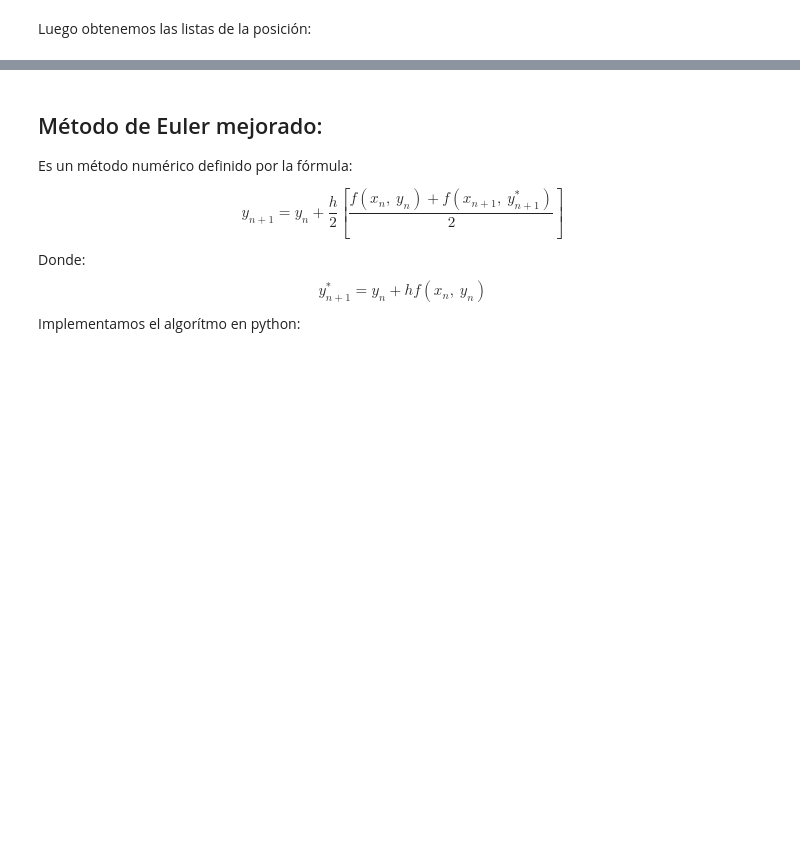
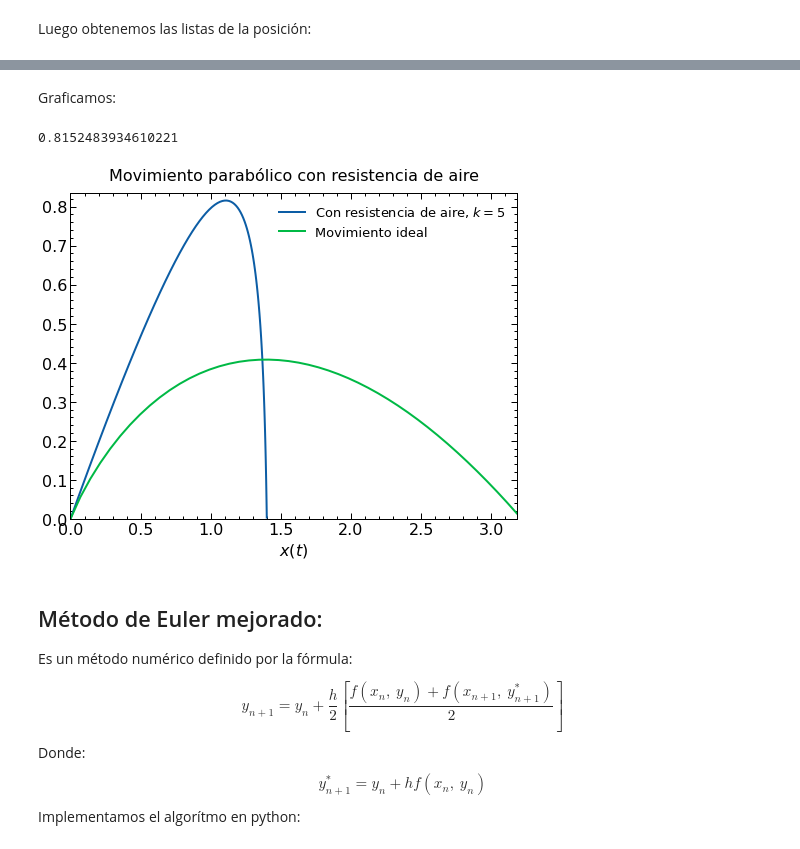
Before and after one commit to JherMik7/euler_Y_Euler_Mejorado, a Jupyter notebook: euler_y_euler_mejorado.ipynb, the cells around one changed output, grey strips where cells are left out. Saved outputs shown, nothing was run; the diff lists cells and outputs as text; code cells hidden in the pictures; blank space fills up the shorter version.

```diff
--- a/euler_y_euler_mejorado.ipynb
+++ b/euler_y_euler_mejorado.ipynb
@@ -128,3 +130,25 @@ plt.plot(x_t,y_t, '-')
+# %%
+ym = vo*np.sin(angulo)*tiempo - gravedad*tiempo**2**0.5
+y1 = [y for y in ym if y >= 0]
+xm = vo*np.cos(angulo)*tiempo
+x1 = []
+for i in range(len(y1)):
+    x1.append(xm[i])
+# %% [markdown]
+Graficamos:
+# %%
+plt.title('Movimiento parabólico con resistencia de aire', fontsize = 16, pad = 13)
+plt.plot(x_t,y_t, '-')
+plt.plot(x1,y1, '-')
+leyenda = [r'Con resistencia de aire, $k=5$', 'Movimiento ideal']
+plt.xlabel(r'$x(t)$')
+plt.axis([0, x1[len(x1)-1], min(x1), max(y_t)+0.02])
+plt.legend(leyenda, fontsize = 13, loc = 'upper right')
+x1[len(x1)-1]
+max(y_t)
+# %% [output]
+0.8152483934610221
+[figure, added]
 # %% [markdown]
 ## Método de Euler mejorado:
 Es un método numérico definido por la fórmula:
```
Also changed, not shown: parts of 4 cells of this notebook.
